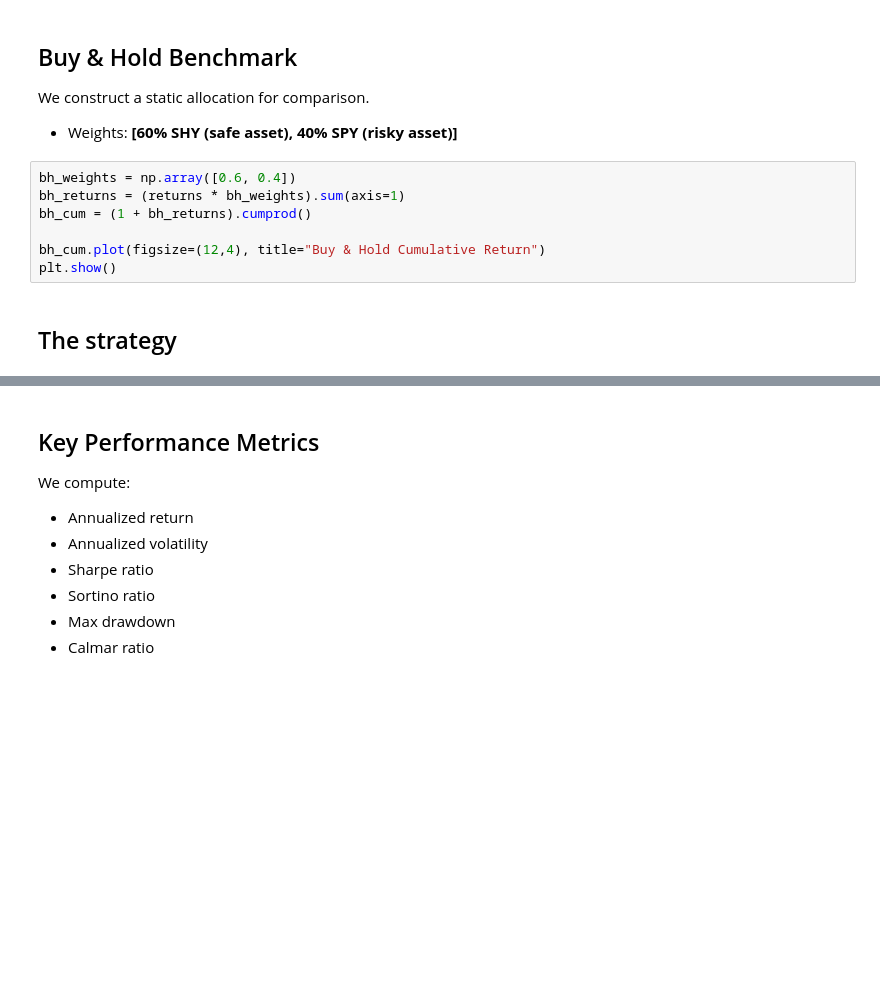
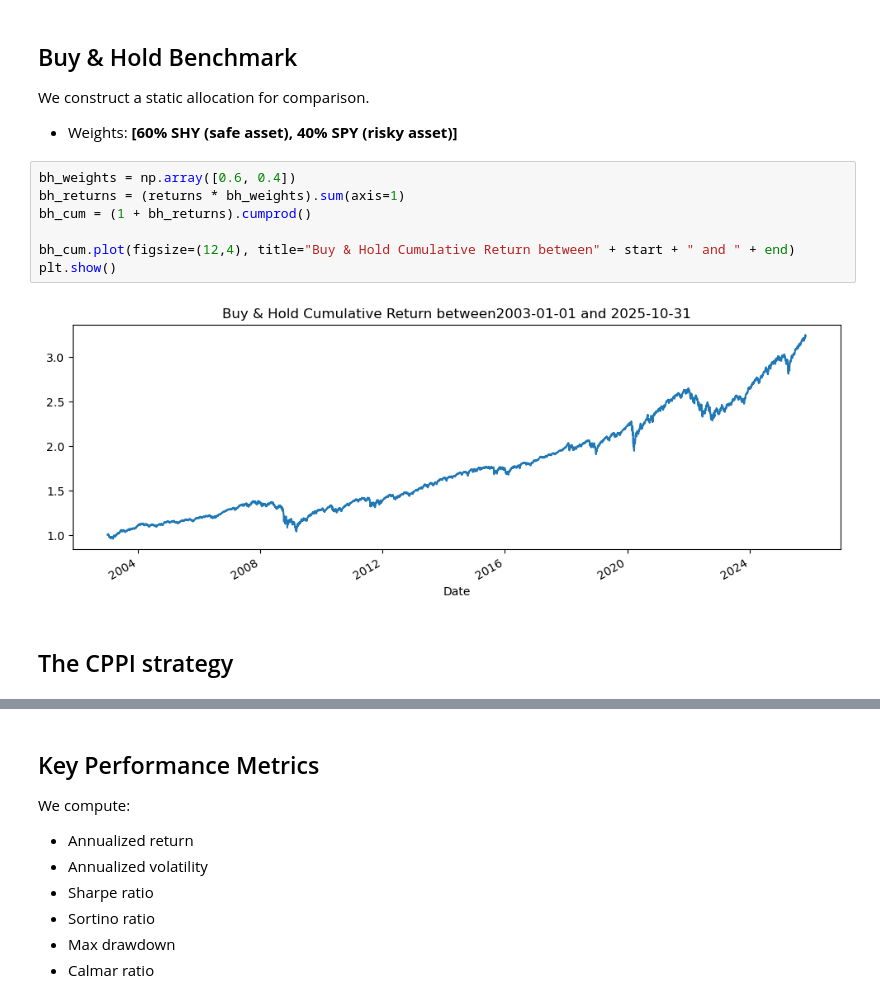
Before and after one commit to melted-cheese-enjoyer/Research-Methodology, a Jupyter notebook: notebooks/portfolio_strategy.ipynb, the cells around one changed output, grey strips where cells are left out. Drawn from its saved outputs; the diff is of its cells as text; blank space fills up the shorter version.

```diff
--- a/notebooks/portfolio_strategy.ipynb
+++ b/notebooks/portfolio_strategy.ipynb
@@ -221,11 +237,13 @@ We construct a static allocation for comparison.
 # %%
 bh_weights = np.array([0.6, 0.4])
 bh_returns = (returns * bh_weights).sum(axis=1)
 bh_cum = (1 + bh_returns).cumprod()
 
-bh_cum.plot(figsize=(12,4), title="Buy & Hold Cumulative Return")
+bh_cum.plot(figsize=(12,4), title="Buy & Hold Cumulative Return between" + start + " and " + end)
 plt.show()
+# %% [output]
+[figure, added]
 # %% [markdown]
-## The strategy
+## The CPPI strategy
 # %%
 # === PARAMETERS ===
```
Also changed, not shown: parts of 8 cells of this notebook, 1 other file.
